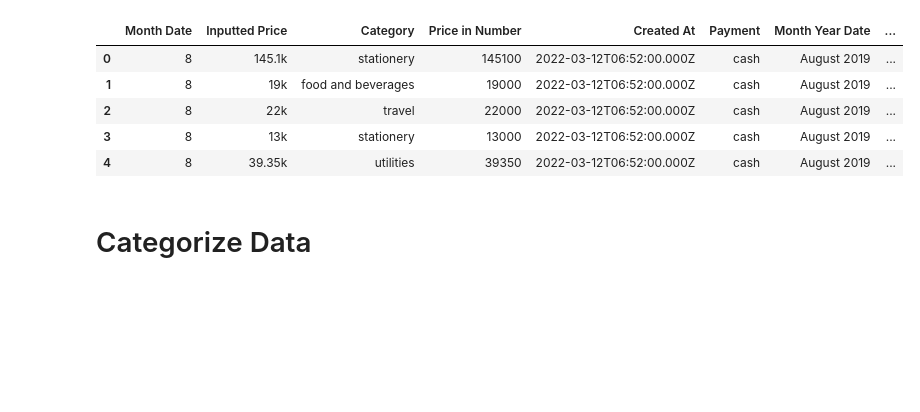
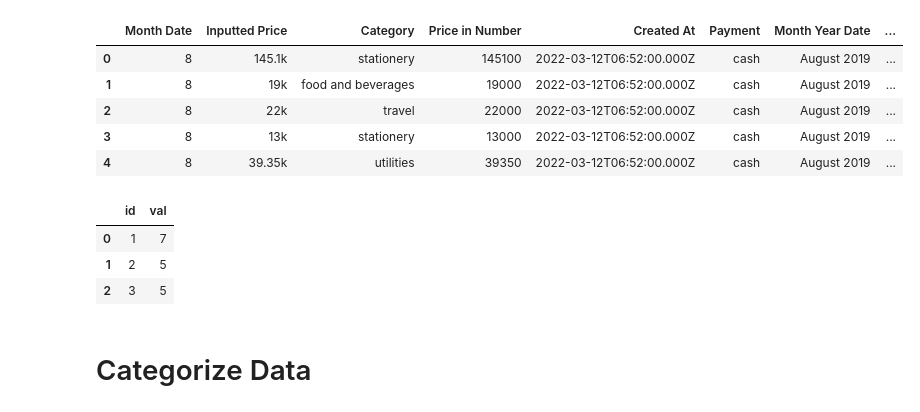
Before and after one commit to rizstwn/notion-data-visualization, a Jupyter notebook: Moneybook_Text_Processing.ipynb, the cells around one changed output. Drawn from its saved outputs; the diff is of its cells as text; code cells hidden in the pictures; blank space fills up the shorter version.

```diff
--- a/Moneybook_Text_Processing.ipynb
+++ b/Moneybook_Text_Processing.ipynb
@@ -214,6 +214,23 @@ money_df.head()
 money_df.shape
 # %%
 money_df.to_excel("moneybook.xlsx")
+# %%
+import pandas as pd
+
+data = [{'id':1,'val':5},{'id':2,'val':5},{'id':3,'val':5}]
+data = pd.DataFrame(data)
+new_data = [{'id':1,'val':7},{'id':4,'val':5}]
+for row in new_data:
+    if row['id'] in data['id']:
+        data.loc[data['id']==row['id']] = row.values()
+    else:
+
+data
+# %% [output]
+|  | id | val |
+| 0 | 1 | 7 |
+| 1 | 2 | 5 |
+| 2 | 3 | 5 |
 # %% [markdown]
 # Categorize Data
 # %%
```
Also changed, not shown: 1 other file.
